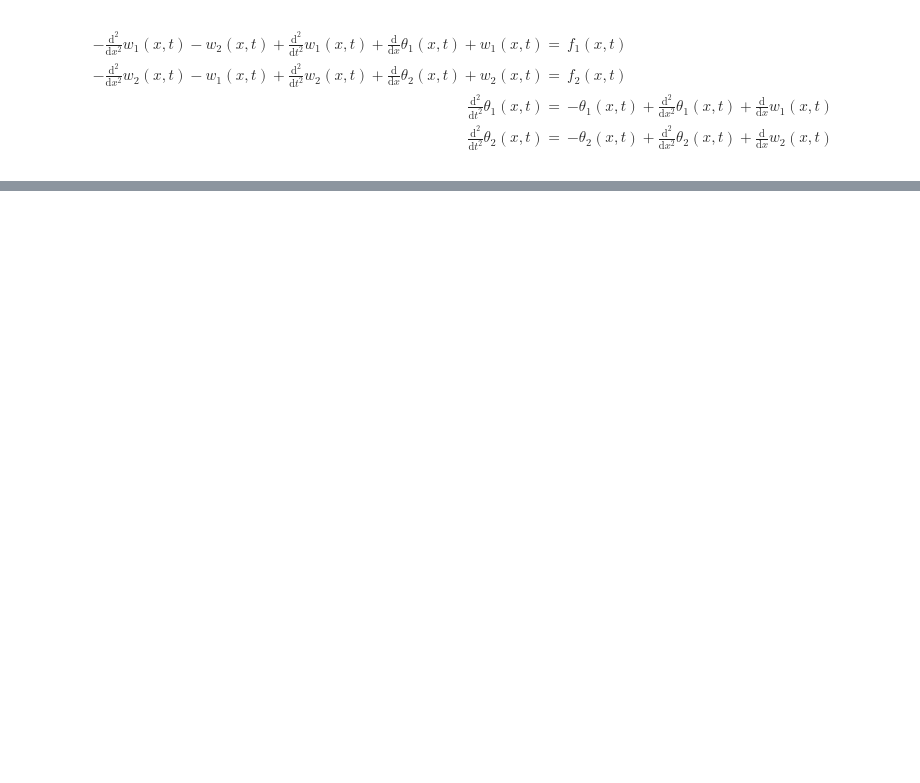
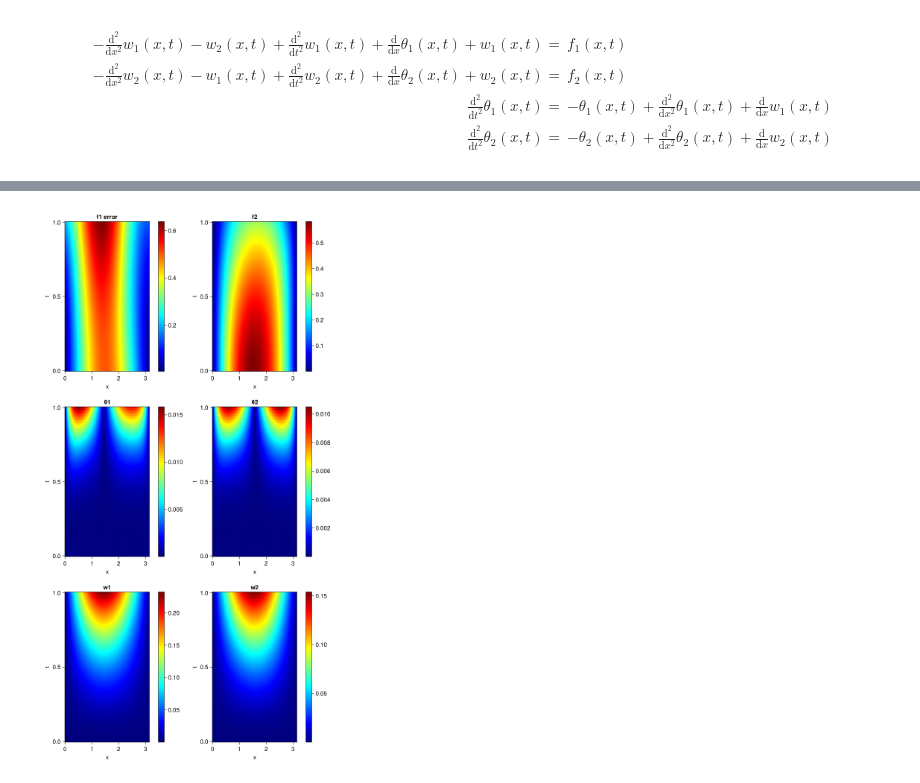
Before and after one commit to YichengDWu/Sophon-Examples, a Jupyter notebook: Timoshenko_double_forward.ipynb, the cells around one changed output, grey strips where cells are left out. Cells and saved outputs as stored; diff of their text form; code cells hidden in the pictures; blank space fills up the shorter version.

```diff
--- a/Timoshenko_double_forward.ipynb
+++ b/Timoshenko_double_forward.ipynb
@@ -97,23 +125,30 @@ w₂_analytic(x,t) = sin(x)*cos(t)
 # %%
-phi = pinn.phi
-ps = res.u
+f₁_true = [f₁_analytic(x,t) for x in xs, t in ts]
+f₂_true = [f₂_analytic(x,t) for x in xs, t in ts]
+θ₁_true = [θ₁_analytic(x,t) for x in xs, t in ts]
+θ₂_true = [θ₂_analytic(x,t) for x in xs, t in ts]
+w₁_true = [w₁_analytic(x,t) for x in xs, t in ts]
+w₂_true = [w₂_analytic(x,t) for x in xs, t in ts]
 
-xs, ts= [infimum(d.domain):0.01:supremum(d.domain) for d in timo.domain]
+fig = Figure(resolution=(800,1500))
+axis = (xlabel="x", ylabel="t", title="f1 error")
 
-f₁ = [sum(phi.f₁(([x,t]), ps.f₁)) for x in xs, t in ts]
-f₂ = [sum(phi.f₂(([x,t]), ps.f₂)) for x in xs, t in ts]
-θ₁ = [sum(phi.θ₁(([x,t]), ps.θ₁)) for x in xs, t in ts]
-θ₂ = [sum(phi.θ₂(([x,t]), ps.θ₂)) for x in xs, t in ts]
-w₁ = [sum(phi.w₁(([x,t]), ps.w₁)) for x in xs, t in ts]
-w₂ = [sum(phi.w₂(([x,t]), ps.w₂)) for x in xs, t in ts]
+_, hm1 = heatmap(fig[1, 1], xs, ts, abs.(f₁ .- f₁_true), axis=axis, colormap=:jet)
+Colorbar(fig[1, 2], hm1)
+_, hm2 = heatmap(fig[1, 3], xs, ts, abs.(f₂ .- f₂_true), axis= merge(axis, (; title="f2")), colormap=:jet)
+Colorbar(fig[1, 4], hm2)
 
-fig = Figure(resolution=(3000,500))
-axis = (xlabel="t", ylabel="x", title="f1")
+_, hm3 = heatmap(fig[2, 1], xs, ts, abs.(θ₁ .- θ₁_true), axis= merge(axis, (; title="θ1")), colormap=:jet)
+Colorbar(fig[2, 2], hm3)
+_, hm4 = heatmap(fig[2, 3], xs, ts, abs.(θ₂ .- θ₂_true), axis= merge(axis, (; title="θ2")), colormap=:jet)
+Colorbar(fig[2, 4], hm4)
 
-heatmap(fig[1, 1], xs, ts, f₁, axis=axis, colormap=:jet)
-heatmap(fig[1, 2], xs, ts, f₂, axis= merge(axis, (; title="f2")), colormap=:jet)
-heatmap(fig[2, 1], xs, ts, θ₁, axis=axis, colormap=:jet, merge(axis, (; title="θ1")))
-heatmap(fig[2, 2], xs, ts, θ₂, axis= merge(axis, (; title="θ2")), colormap=:jet)
-heatmap(fig[3, 1], xs, ts, w₁, axis=axis, colormap=:jet, merge(axis, (; title="w1")))
-heatmap(fig[3, 2], xs, ts, w₂, axis= merge(axis, (; title="w2")), colormap=:jet)
+_, hm5 = heatmap(fig[3, 1], xs, ts, abs.(w₁ .- w₁_true), axis= merge(axis, (; title="w1")), colormap=:jet)
+Colorbar(fig[3, 2], hm5)
+_, hm6 = heatmap(fig[3, 3], xs, ts, abs.(w₂ .- w₂_true), axis= merge(axis, (; title="w2")), colormap=:jet)
+Colorbar(fig[3, 4], hm6)
+
+
 display(fig)
+# %% [output]
+[figure, added]
```
Also changed, not shown: parts of 6 cells of this notebook.
